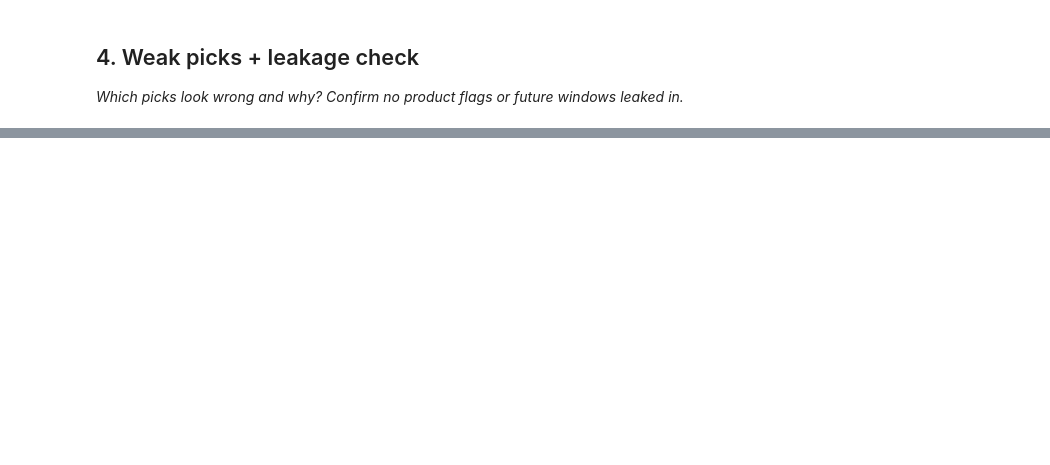
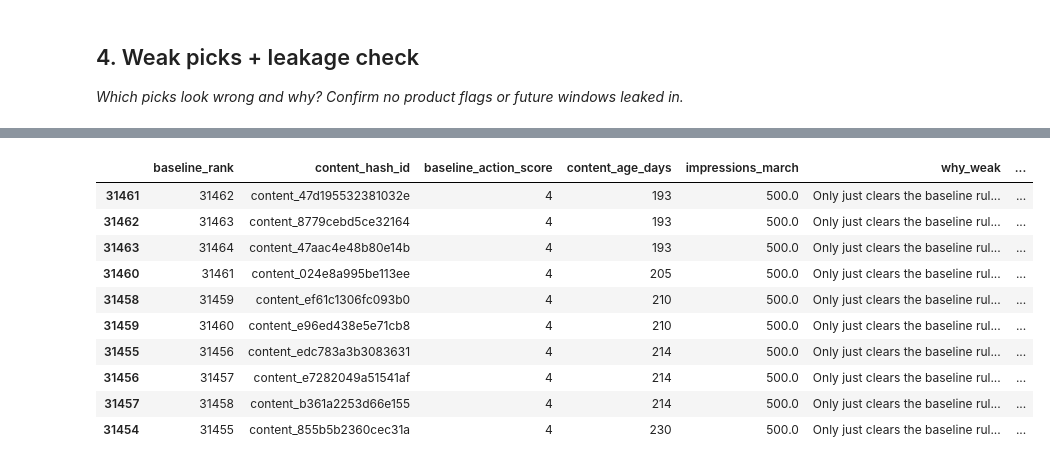
Before and after one commit to Cooper30/flyrank-ml-internship, a Jupyter notebook: work/notebooks/w04_baseline_score.ipynb, the cells around one changed output, grey strips where cells are left out. Saved outputs shown, nothing was run; the diff lists cells and outputs as text; code cells hidden in the pictures; blank space fills up the shorter version.

Commit message:
Complete Week 4 baseline scoring notebook

```diff
--- a/work/notebooks/w04_baseline_score.ipynb
+++ b/work/notebooks/w04_baseline_score.ipynb
@@ -46,0 +654,84 @@ Before you submit, confirm each line honestly:
+# %%
+# ==================================================
+# 4. WEAK PICKS
+# ==================================================
+# These are the selected pages closest to the rule boundary.
+# They satisfy the core rule, but receive no bonus for
+# being very stale or very high volume.
+# ==================================================
+
+weak_picks = (
+    queue[
+        (queue["action_label"] == "REVIEW_FOR_REFRESH")
+        & (queue["baseline_action_score"] == 4)
+    ]
+    .sort_values(
+        by=[
+            "impressions_march",
+            "content_age_days"
+        ],
+        ascending=[
+            True,
+            True
+        ]
+    )
+    .head(10)
+    .copy()
+)
+
+
+weak_picks["why_weak"] = weak_picks.apply(
+    lambda row:
+        (
+            f"Only just clears the baseline rule: "
+            f"{int(row['content_age_days'])} days old and "
+            f"{int(row['impressions_march']):,} March impressions."
+        ),
+    axis=1
+)
+
+
+weak_picks["what_to_check"] = (
+    "Check whether the page actually needs updating, "
+    "whether its age reflects the last meaningful update, "
+    "and whether the search demand is stable enough to justify editor time."
+)
+
+
+display(
+    weak_picks[
+        [
+            "baseline_rank",
+            "content_hash_id",
+            "baseline_action_score",
+            "content_age_days",
+            "impressions_march",
+            "why_weak",
+            "what_to_check"
+        ]
+    ]
+)
+
+
+print("\nWEAK PICKS — BOUNDARY CASES\n")
+
+for _, row in weak_picks.iterrows():
+
+    print(
+        f"#{int(row['baseline_rank'])} | "
+        f"{row['content_hash_id']} | "
+        f"{row['why_weak']} | "
+        f"What to check: {row['what_to_check']}"
+    )
+# %% [output]
+|  | baseline_rank | content_hash_id | baseline_action_score | content_age_days | impressions_march | why_weak | ... |
+| 31461 | 31462 | content_47d195532381032e | 4 | 193 | 500.0 | Only just clears the baseline rul... | ... |
+| 31462 | 31463 | content_8779cebd5ce32164 | 4 | 193 | 500.0 | Only just clears the baseline rul... | ... |
+| 31463 | 31464 | content_47aac4e48b80e14b | 4 | 193 | 500.0 | Only just clears the baseline rul... | ... |
+| 31460 | 31461 | content_024e8a995be113ee | 4 | 205 | 500.0 | Only just clears the baseline rul... | ... |
+| 31458 | 31459 | content_ef61c1306fc093b0 | 4 | 210 | 500.0 | Only just clears the baseline rul... | ... |
+| 31459 | 31460 | content_e96ed438e5e71cb8 | 4 | 210 | 500.0 | Only just clears the baseline rul... | ... |
+| 31455 | 31456 | content_edc783a3b3083631 | 4 | 214 | 500.0 | Only just clears the baseline rul... | ... |
+| 31456 | 31457 | content_e7282049a51541af | 4 | 214 | 500.0 | Only just clears the baseline rul... | ... |
+| 31457 | 31458 | content_b361a2253d66e155 | 4 | 214 | 500.0 | Only just clears the baseline rul... | ... |
+| 31454 | 31455 | content_855b5b2360cec31a | 4 | 230 | 500.0 | Only just clears the baseline rul... | ... |
```
Also changed, not shown: parts of 13 cells of this notebook.
